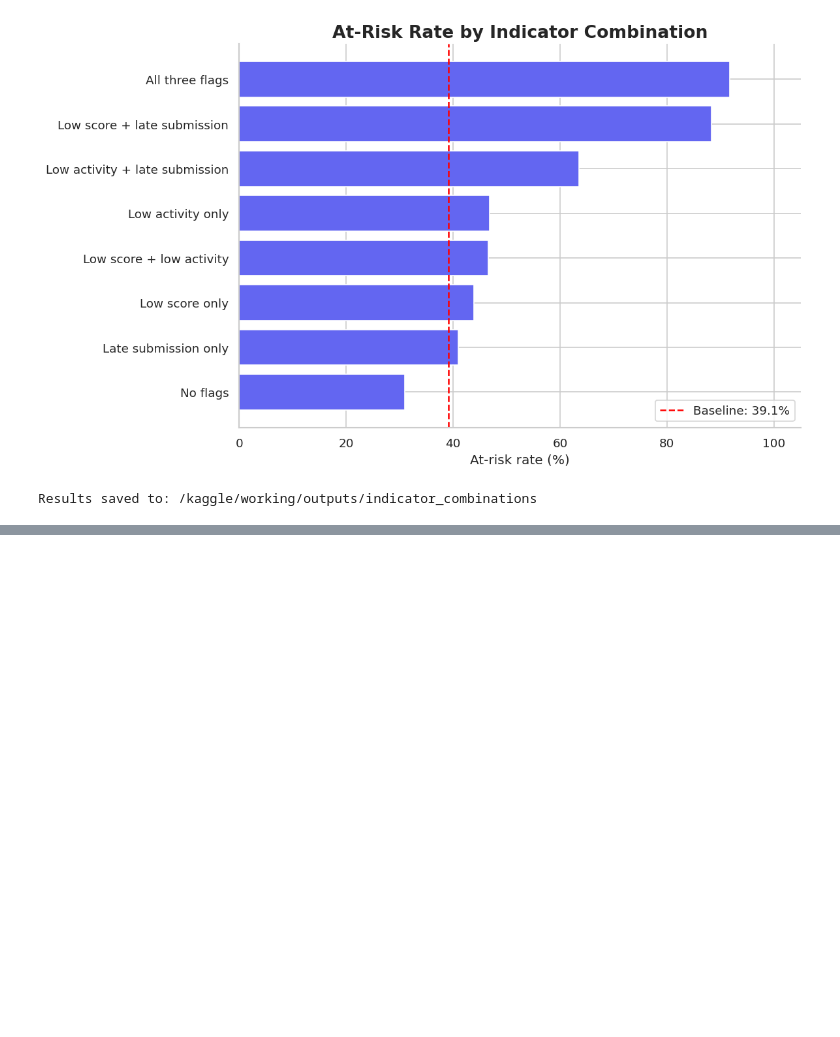
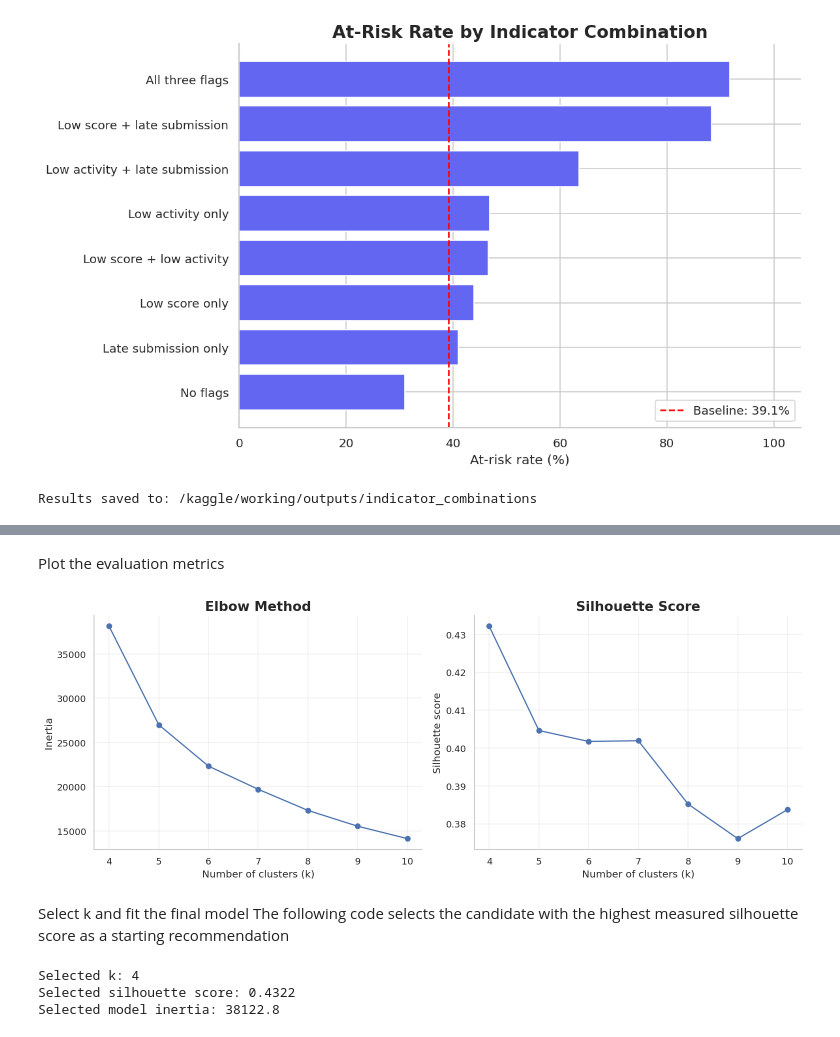
Before and after one commit to SruthiGS-Gito/sar-ai-early-warning-intervention-recommender, a Jupyter notebook: notebooks/student_academic_risk.ipynb, the cells around one changed output, grey strips where cells are left out. Saved outputs shown, nothing was run; the diff lists cells and outputs as text; code cells hidden in the pictures; blank space fills up the shorter version.

```diff
--- a/notebooks/student_academic_risk.ipynb
+++ b/notebooks/student_academic_risk.ipynb
@@ -2403,0 +2420,16 @@ Results saved to: /kaggle/working/outputs/indicator_combinations
+# %%
+
+CUTOFF_DAY = 30
+RANDOM_STATE = 42
+
+KEY = [
+    "code_module",
+    "code_presentation",
+    "id_student"
+]
+
+OUTPUT_DIR = Path("reports/scrum-181")
+OUTPUT_DIR.mkdir(parents=True, exist_ok=True)
+
+print("Day 30 cutoff:", CUTOFF_DAY)
+print("Output directory:", OUTPUT_DIR)
@@ -2403,0 +2790,64 @@ Results saved to: /kaggle/working/outputs/indicator_combinations
+# %% [markdown]
+Plot the evaluation metrics
+# %%
+
+fig, axes = plt.subplots(1, 2, figsize=(13, 5))
+
+axes[0].plot(
+    k_results["k"],
+    k_results["inertia"],
+    marker="o"
+)
+axes[0].set_title("Elbow Method")
+axes[0].set_xlabel("Number of clusters (k)")
+axes[0].set_ylabel("Inertia")
+axes[0].set_xticks(k_results["k"])
+axes[0].grid(True, alpha=0.3)
+
+axes[1].plot(
+    k_results["k"],
+    k_results["silhouette_score"],
+    marker="o"
+)
+axes[1].set_title("Silhouette Score")
+axes[1].set_xlabel("Number of clusters (k)")
+axes[1].set_ylabel("Silhouette score")
+axes[1].set_xticks(k_results["k"])
+axes[1].grid(True, alpha=0.3)
+
+plt.tight_layout()
+plt.show()
+# %% [output]
+[figure, added]
+# %% [markdown]
+Select k and fit the final model
+The following code selects the candidate with the highest measured silhouette score as a starting recommendation
+# %%
+
+best_row = k_results.loc[
+    k_results["silhouette_score"].idxmax()
+]
+
+BEST_K = int(best_row["k"])
+
+final_model = KMeans(
+    n_clusters=BEST_K,
+    random_state=RANDOM_STATE,
+    n_init=20
+)
+
+cluster_labels = final_model.fit_predict(X_scaled)
+
+print("Selected k:", BEST_K)
+print(
+    "Selected silhouette score:",
+    round(float(best_row["silhouette_score"]), 4)
+)
+print(
+    "Selected model inertia:",
+    round(float(final_model.inertia_), 2)
+)
+# %% [output]
+Selected k: 4
+Selected silhouette score: 0.4322
+Selected model inertia: 38122.8
```
Also changed, not shown: parts of 19 cells of this notebook.
